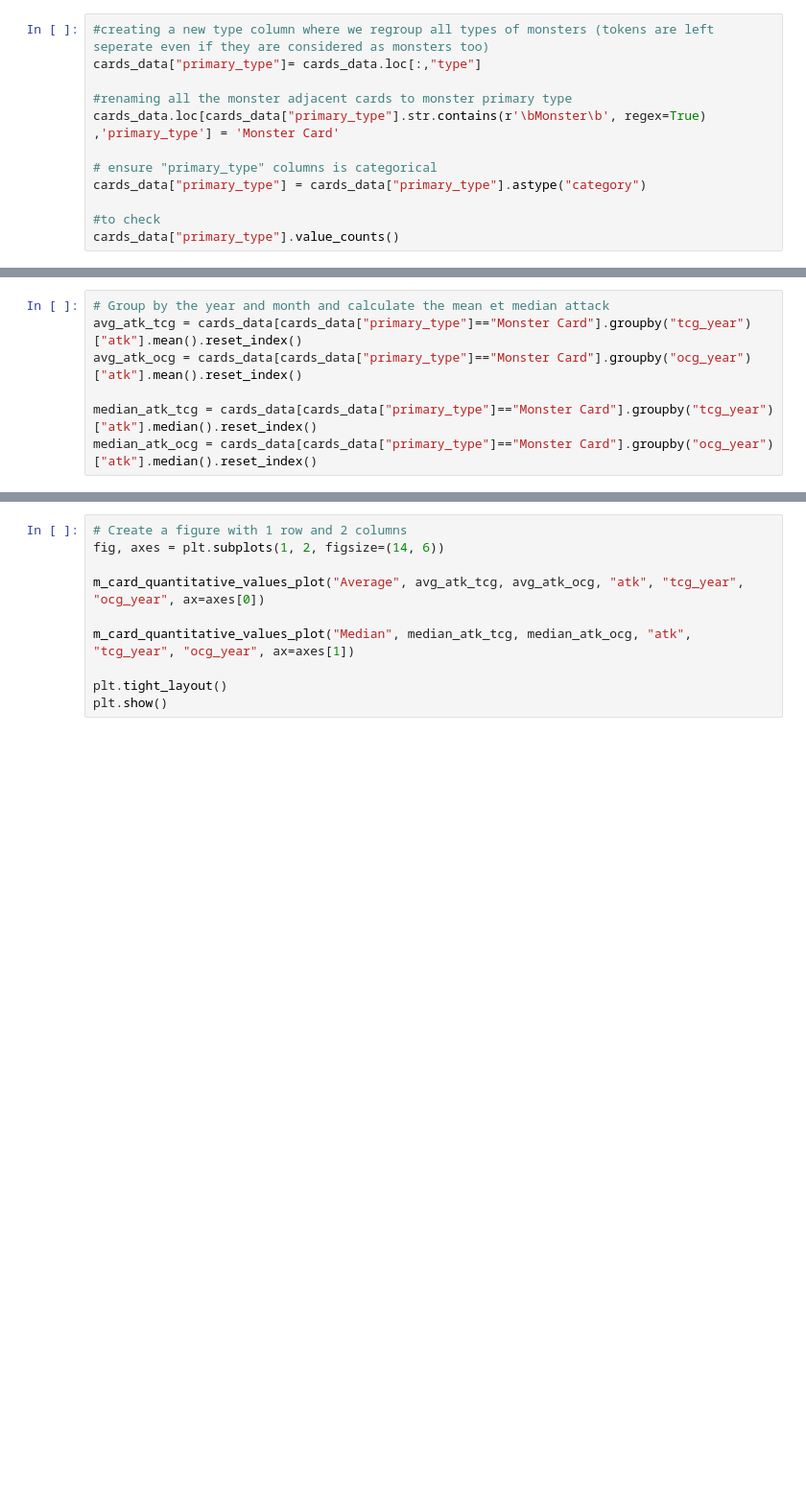
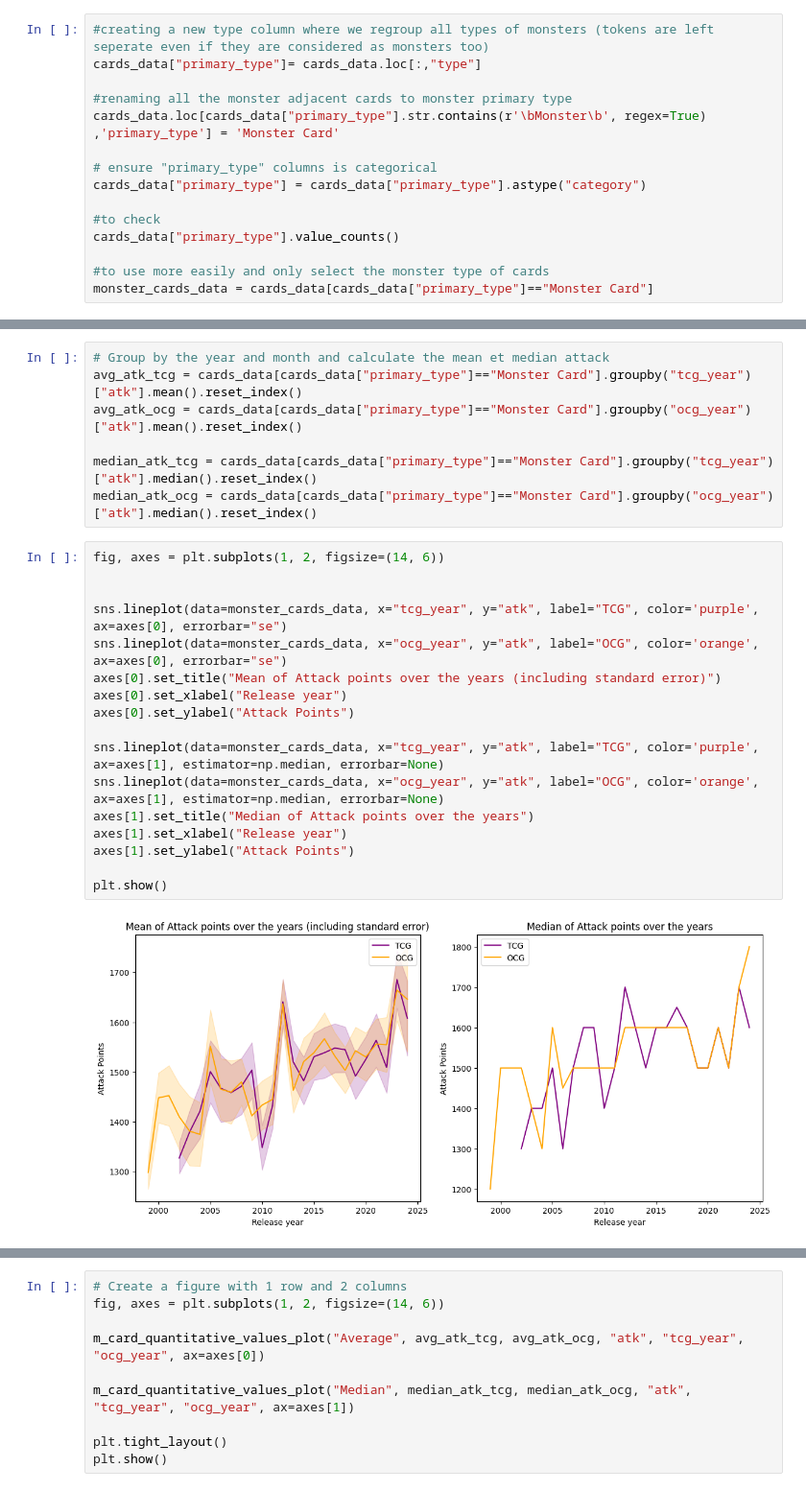
Before and after one commit to HanaeBonnafoux/yugioh, a Jupyter notebook: yu-gi-oh-s-evolution-through-the-cards.ipynb, the cells around one changed output, grey strips where cells are left out. Shown at 96% size. Drawn from its saved outputs; the diff is of its cells as text; blank space fills up the shorter version.

Commit message:
Kaggle Notebook | Yu-Gi-Oh! cards over time EDA | Version 32

```diff
--- a/yu-gi-oh-s-evolution-through-the-cards.ipynb
+++ b/yu-gi-oh-s-evolution-through-the-cards.ipynb
@@ -350,3 +352,6 @@ cards_data["primary_type"] = cards_data["primary_type"].astype("category")
 
 #to check
 cards_data["primary_type"].value_counts()
+
+#to use more easily and only select the monster type of cards
+monster_cards_data = cards_data[cards_data["primary_type"]=="Monster Card"]
@@ -387,3 +384,22 @@ avg_atk_ocg = cards_data[cards_data["primary_type"]=="Monster Card"].groupby("oc
 
 median_atk_tcg = cards_data[cards_data["primary_type"]=="Monster Card"].groupby("tcg_year")["atk"].median().reset_index()
 median_atk_ocg = cards_data[cards_data["primary_type"]=="Monster Card"].groupby("ocg_year")["atk"].median().reset_index()
+# %%
+fig, axes = plt.subplots(1, 2, figsize=(14, 6))
+
+
+sns.lineplot(data=monster_cards_data, x="tcg_year", y="atk", label="TCG", color='purple', ax=axes[0], errorbar="se")
+sns.lineplot(data=monster_cards_data, x="ocg_year", y="atk", label="OCG", color='orange', ax=axes[0], errorbar="se")
+axes[0].set_title("Mean of Attack points over the years (including standard error)")
+axes[0].set_xlabel("Release year")
+axes[0].set_ylabel("Attack Points")
+
+sns.lineplot(data=monster_cards_data, x="tcg_year", y="atk", label="TCG", color='purple', ax=axes[1], estimator=np.median, errorbar=None)
+sns.lineplot(data=monster_cards_data, x="ocg_year", y="atk", label="OCG", color='orange', ax=axes[1], estimator=np.median, errorbar=None)
+axes[1].set_title("Median of Attack points over the years")
+axes[1].set_xlabel("Release year")
+axes[1].set_ylabel("Attack Points")
+
+plt.show()
+# %% [output]
+[figure, added]
```
Also changed, not shown: parts of 5 cells of this notebook.
